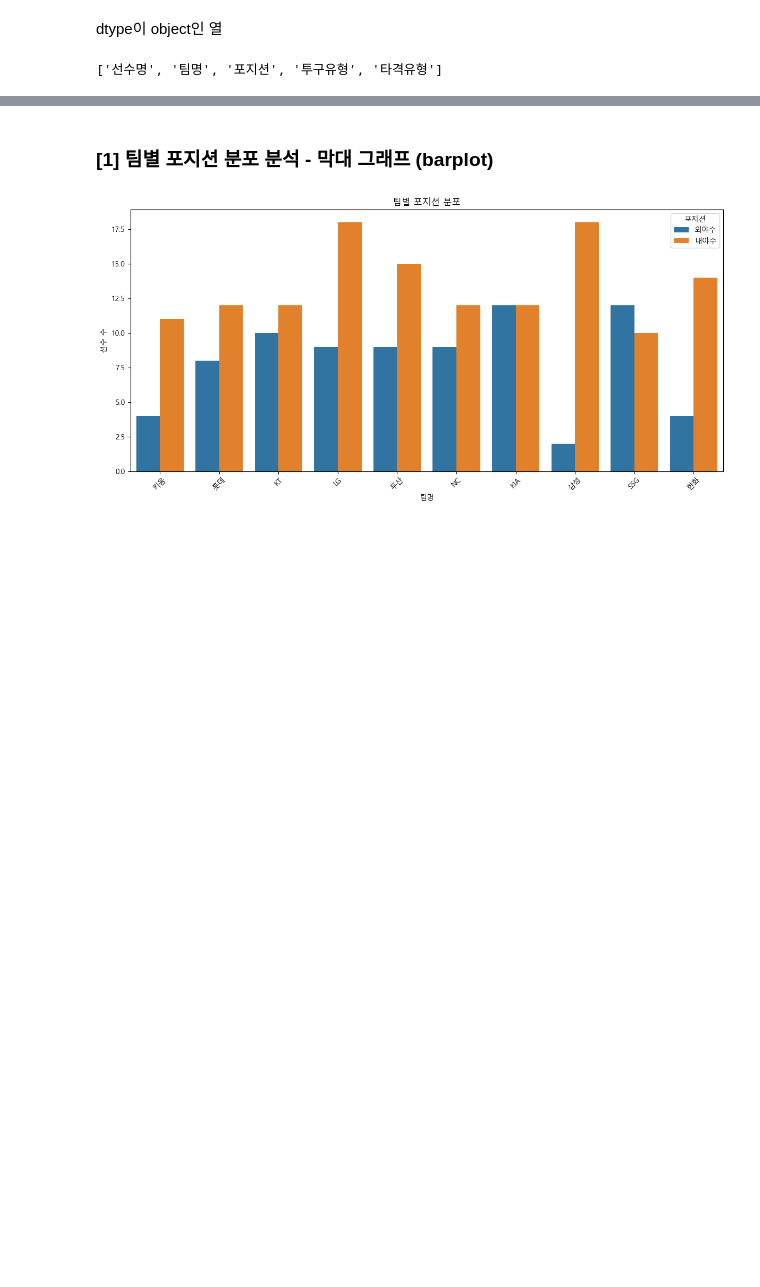
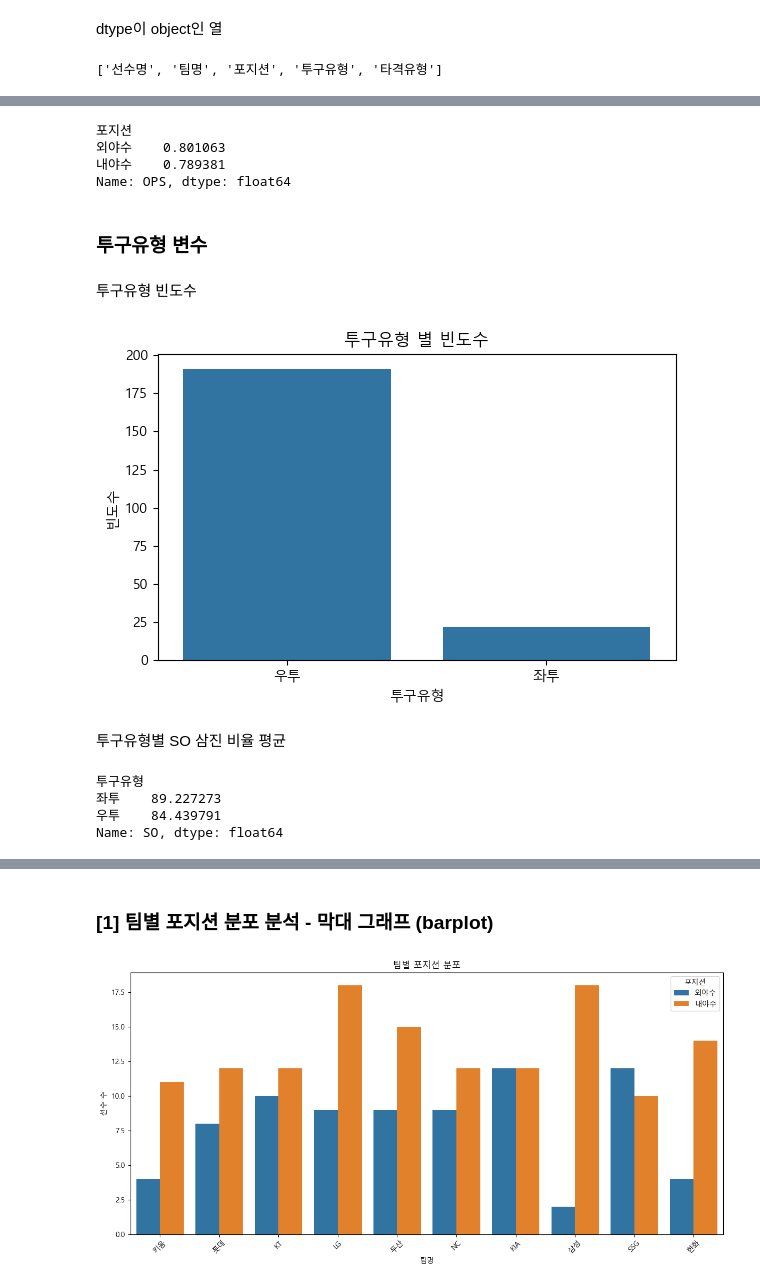
Before and after one commit to Seonyeol-Jeong/KBO_analysis, a Jupyter notebook: 변수.ipynb, the cells around one changed output, grey strips where cells are left out. Drawn from its saved outputs; the diff is of its cells as text; code cells hidden in the pictures; blank space fills up the shorter version.

```diff
--- a/변수.ipynb
+++ b/변수.ipynb
@@ -74,0 +145,33 @@ columns.tolist()
+# %%
+pos_ops_mean = df.groupby('포지션')['OPS'].mean().sort_values(ascending=False)
+print(pos_ops_mean)
+# %% [output]
+포지션
+외야수    0.801063
+내야수    0.789381
+Name: OPS, dtype: float64
+# %% [markdown]
+### 투구유형 변수
+# %% [markdown]
+투구유형 빈도수
+# %%
+pitch_type_counts = df['투구유형'].value_counts()
+plt.figure(figsize=(6, 4))
+sns.barplot(x=pitch_type_counts.index, y=pitch_type_counts.values)
+plt.title('투구유형 별 빈도수')
+plt.ylabel('빈도수')
+plt.xlabel('투구유형')
+plt.tight_layout()
+plt.show()
+# %% [output]
+[figure, added]
+# %% [markdown]
+투구유형별 SO 삼진 비율 평균
+# %%
+pitch_so_mean = df.groupby('투구유형')['SO'].mean().sort_values(ascending=False)
+print(pitch_so_mean)
+# %% [output]
+투구유형
+좌투    89.227273
+우투    84.439791
+Name: SO, dtype: float64
```
Also changed, not shown: parts of 20 cells of this notebook.
